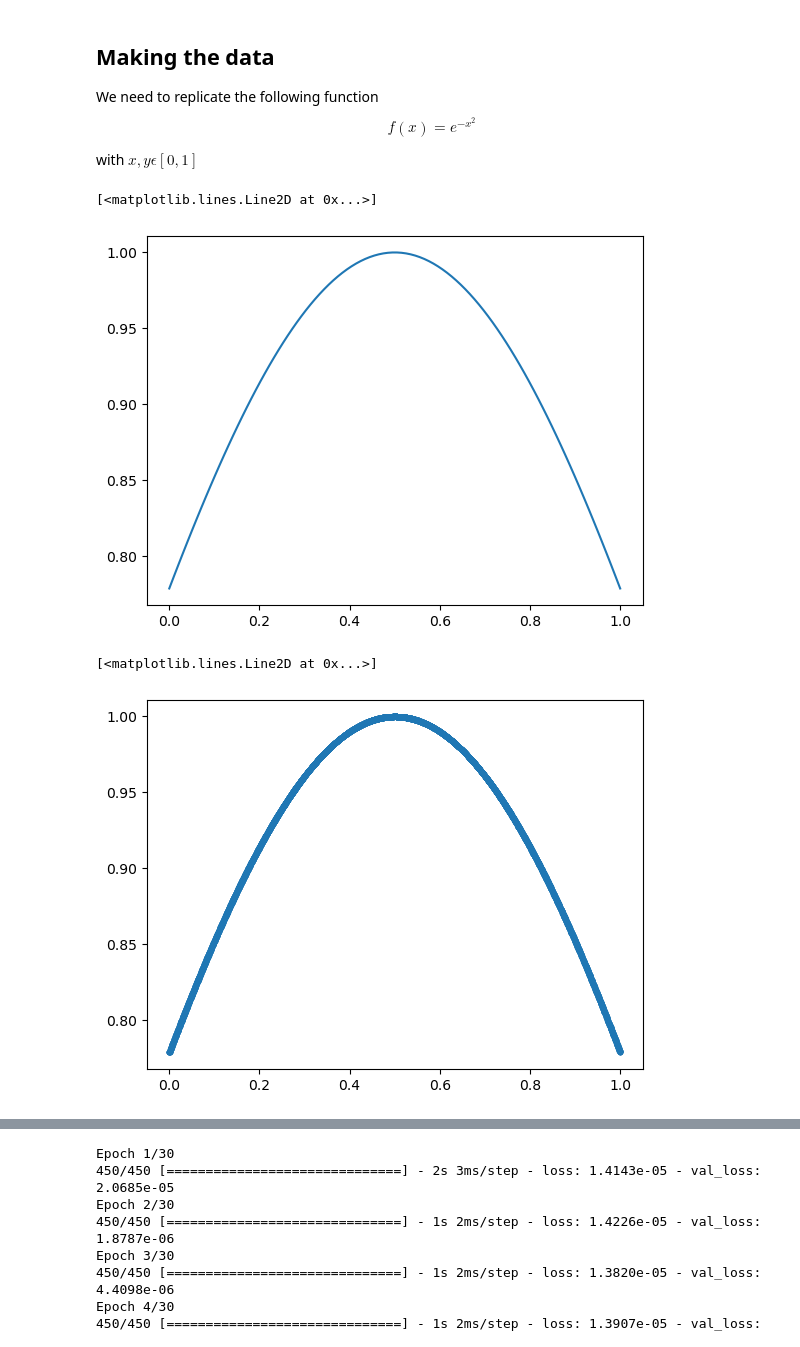
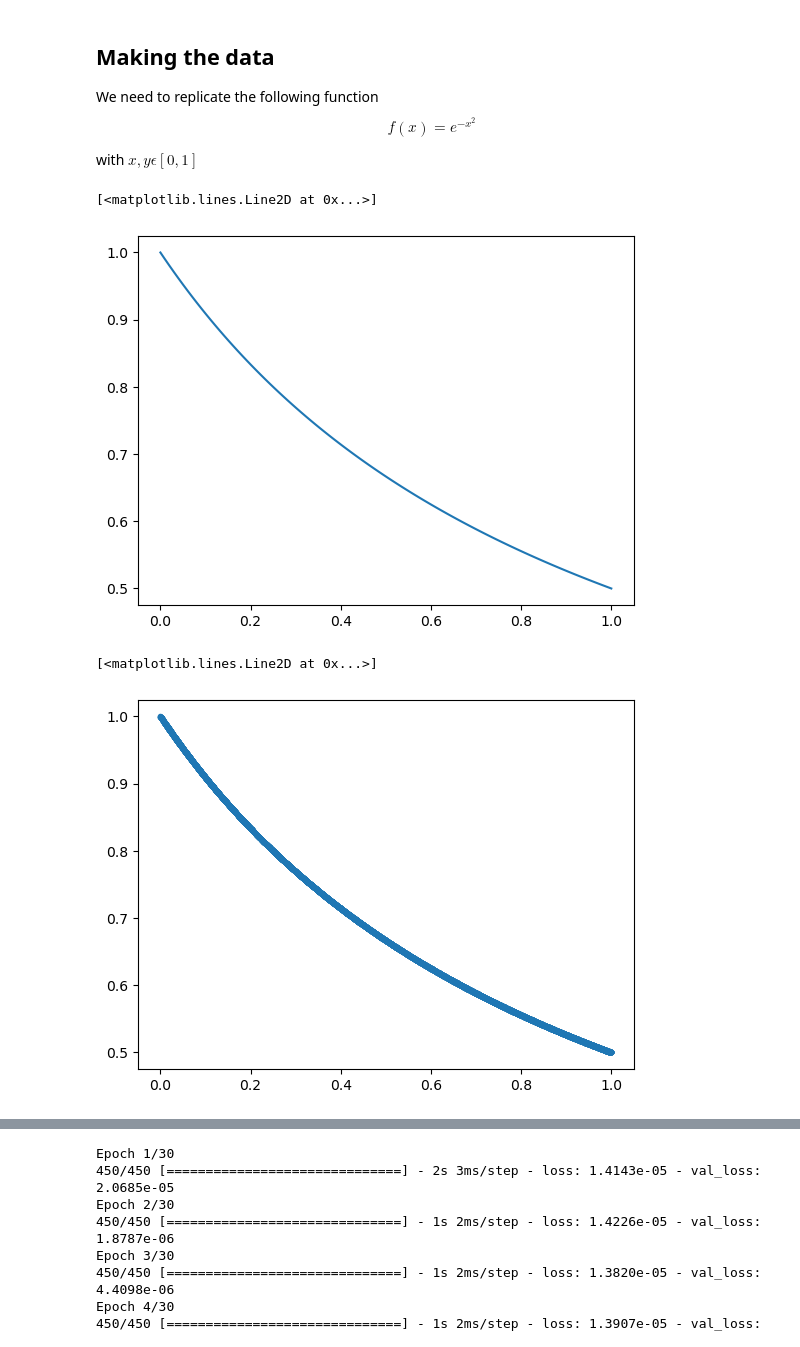
Before and after one commit to iashyam/Machine-Learning-First-Repo, a Jupyter notebook: function_replicate.ipynb, the cells around one changed output, grey strips where cells are left out. Drawn from its saved outputs; the diff is of its cells as text; code cells hidden in the pictures.

```diff
--- a/function_replicate.ipynb
+++ b/function_replicate.ipynb
@@ -24,18 +34,18 @@ with $x, y \epsilon [0,1]$
 # %%
 import matplotlib.pyplot as plt
 from mpl_toolkits.mplot3d import Axes3D
 
-f = lambda x: np.exp(-(x-0.5)**2)
-# def f(x):
-#     return 0.3*x+0.8
+# f = lambda x: np.exp(-(x-0.5)**2)
+def f(x):
+    return 1/(1+x)
 
 # a look at how data looks
 x_real = np.linspace(0,1,100)
 y_real = f(x_real)
 plt.plot(x_real, y_real)
 # %% [output]
 [<matplotlib.lines.Line2D at 0x...>]
-[figure, old version]
+[figure, new version]
 # %%
 #making random data
 N = 10000 #total batch size
@@ -44,7 +54,7 @@ train_label = f(train_sample)
 plt.plot(train_sample, train_label, '.')
 # %% [output]
 [<matplotlib.lines.Line2D at 0x...>]
-[figure, old version]
+[figure, new version]
 # %%
 #making a neural network
 layer0 = Dense(16, input_shape=(1,), activation='selu')
```
Also changed, not shown: parts of 2 cells of this notebook, 4 other files.
